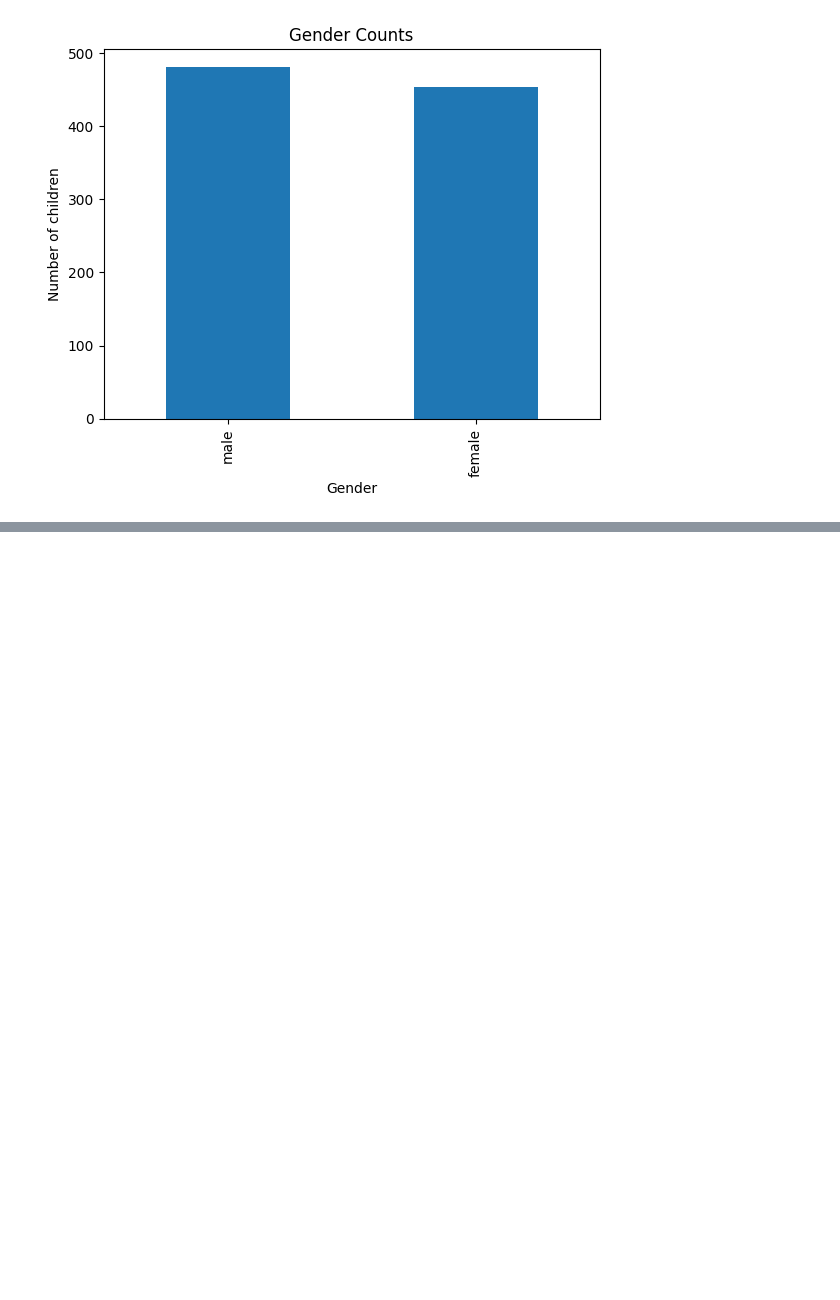
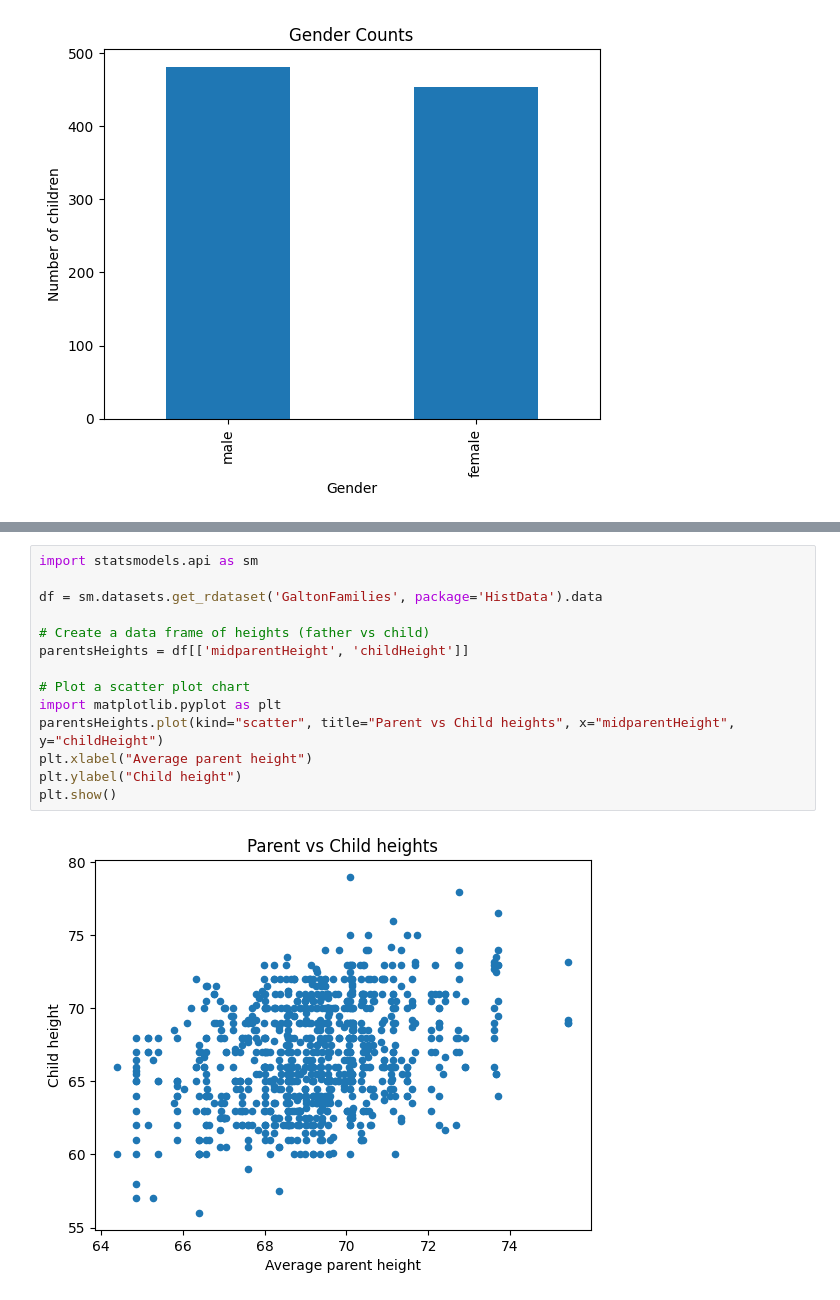
Before and after one commit to AdrianMarin1494/Study, a Jupyter notebook: Math for Machine Learning with Python/15 Data and Visualization.ipynb, the cells around one changed output, grey strips where cells are left out. Drawn from its saved outputs; the diff is of its cells as text; blank space fills up the shorter version.

```diff
--- a/Math for Machine Learning with Python/15 Data and Visualization.ipynb
+++ b/Math for Machine Learning with Python/15 Data and Visualization.ipynb
@@ -56,0 +105,16 @@ plt.show()
+# %%
+import statsmodels.api as sm
+
+df = sm.datasets.get_rdataset('GaltonFamilies', package='HistData').data
+
+# Create a data frame of heights (father vs child)
+parentsHeights = df[['midparentHeight', 'childHeight']]
+
+# Plot a scatter plot chart
+import matplotlib.pyplot as plt
+parentsHeights.plot(kind="scatter", title="Parent vs Child heights", x="midparentHeight", y="childHeight")
+plt.xlabel("Average parent height")
+plt.ylabel("Child height")
+plt.show()
+# %% [output]
+[figure, added]
```
Also changed, not shown: parts of 4 cells of this notebook, 1 other file.
